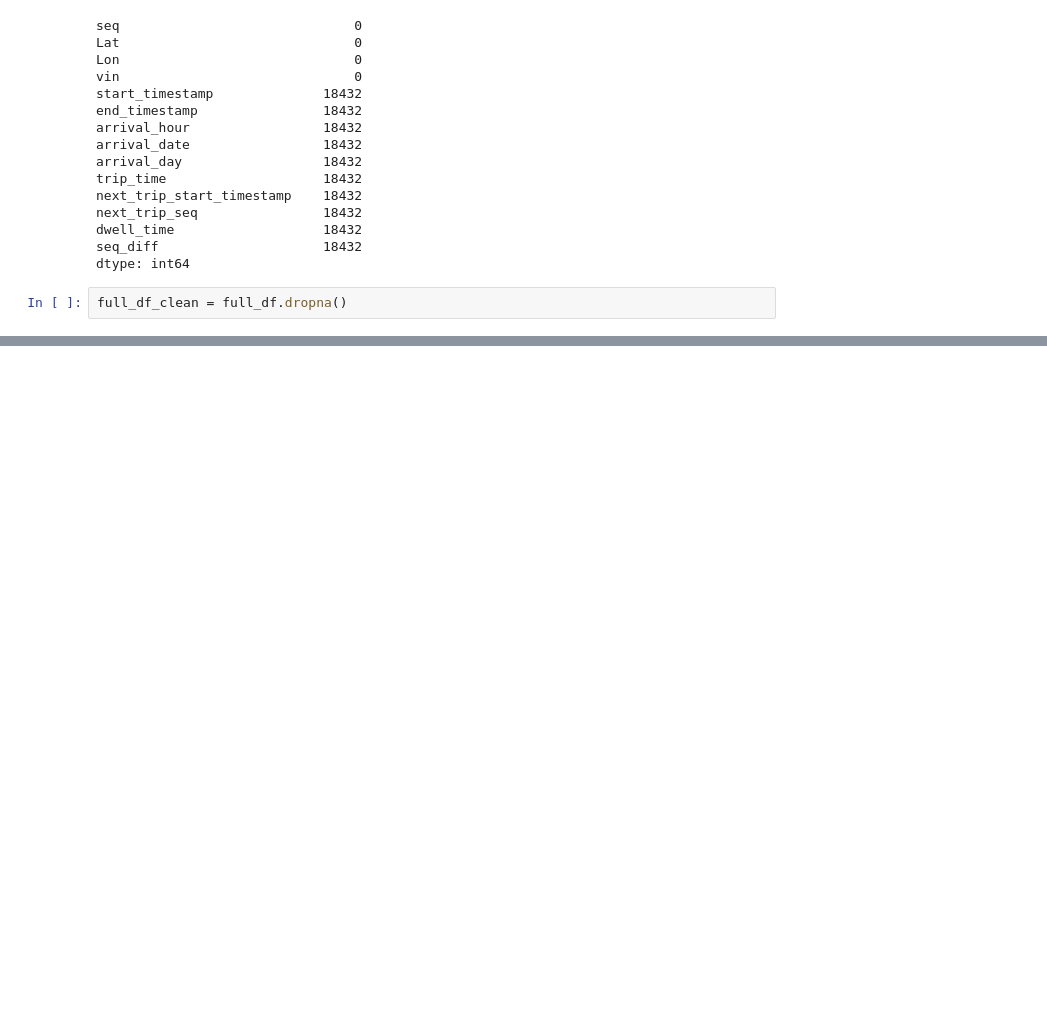
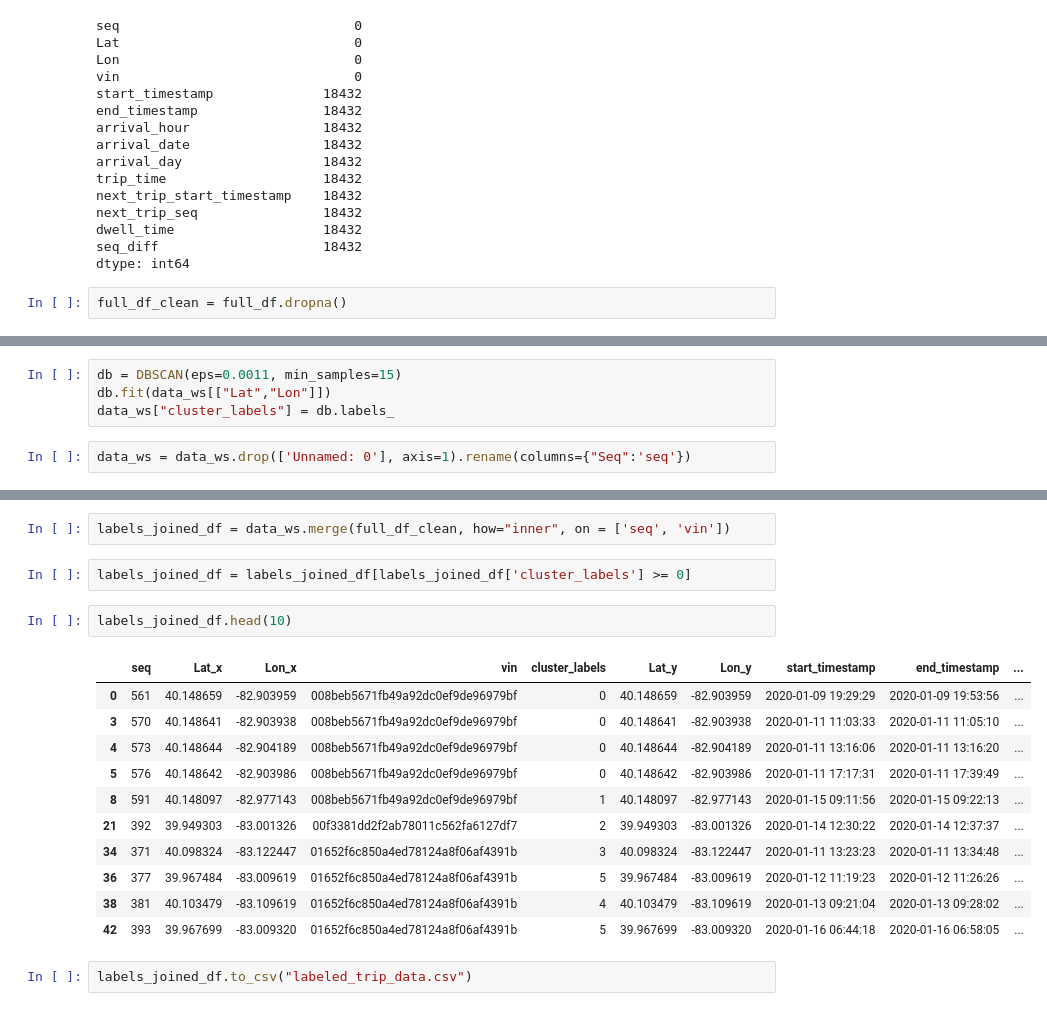
Before and after one commit to yusuf-jkhan1/POPE_VCST, a Jupyter notebook: koto/cluster/density_scan_dev.ipynb, the cells around one changed output, grey strips where cells are left out. Cells and saved outputs as stored; diff of their text form; blank space fills up the shorter version.

Commit message:
Merged all data

```diff
--- a/koto/cluster/density_scan_dev.ipynb
+++ b/koto/cluster/density_scan_dev.ipynb
@@ -144,0 +154,6 @@ full_df_clean = full_df_clean[(full_df_clean["Lon"] > tl[1]) & (full_df_clean["L
+# %%
+db = DBSCAN(eps=0.0011, min_samples=15)
+db.fit(data_ws[["Lat","Lon"]])
+data_ws["cluster_labels"] = db.labels_
+# %%
+data_ws = data_ws.drop(['Unnamed: 0'], axis=1).rename(columns={"Seq":'seq'})
@@ -144,0 +169,20 @@ full_df_clean = full_df_clean[(full_df_clean["Lon"] > tl[1]) & (full_df_clean["L
+# %%
+labels_joined_df = data_ws.merge(full_df_clean, how="inner", on = ['seq', 'vin'])
+# %%
+labels_joined_df = labels_joined_df[labels_joined_df['cluster_labels'] >= 0]
+# %%
+labels_joined_df.head(10)
+# %% [output]
+|  | seq | Lat_x | Lon_x | vin | cluster_labels | Lat_y | Lon_y | start_timestamp | end_timestamp | ... |
+| 0 | 561 | 40.148659 | -82.903959 | 008beb5671fb49a92dc0ef9de96979bf | 0 | 40.148659 | -82.903959 | 2020-01-09 19:29:29 | 2020-01-09 19:53:56 | ... |
+| 3 | 570 | 40.148641 | -82.903938 | 008beb5671fb49a92dc0ef9de96979bf | 0 | 40.148641 | -82.903938 | 2020-01-11 11:03:33 | 2020-01-11 11:05:10 | ... |
+| 4 | 573 | 40.148644 | -82.904189 | 008beb5671fb49a92dc0ef9de96979bf | 0 | 40.148644 | -82.904189 | 2020-01-11 13:16:06 | 2020-01-11 13:16:20 | ... |
+| 5 | 576 | 40.148642 | -82.903986 | 008beb5671fb49a92dc0ef9de96979bf | 0 | 40.148642 | -82.903986 | 2020-01-11 17:17:31 | 2020-01-11 17:39:49 | ... |
+| 8 | 591 | 40.148097 | -82.977143 | 008beb5671fb49a92dc0ef9de96979bf | 1 | 40.148097 | -82.977143 | 2020-01-15 09:11:56 | 2020-01-15 09:22:13 | ... |
+| 21 | 392 | 39.949303 | -83.001326 | 00f3381dd2f2ab78011c562fa6127df7 | 2 | 39.949303 | -83.001326 | 2020-01-14 12:30:22 | 2020-01-14 12:37:37 | ... |
+| 34 | 371 | 40.098324 | -83.122447 | 01652f6c850a4ed78124a8f06af4391b | 3 | 40.098324 | -83.122447 | 2020-01-11 13:23:23 | 2020-01-11 13:34:48 | ... |
+| 36 | 377 | 39.967484 | -83.009619 | 01652f6c850a4ed78124a8f06af4391b | 5 | 39.967484 | -83.009619 | 2020-01-12 11:19:23 | 2020-01-12 11:26:26 | ... |
+| 38 | 381 | 40.103479 | -83.109619 | 01652f6c850a4ed78124a8f06af4391b | 4 | 40.103479 | -83.109619 | 2020-01-13 09:21:04 | 2020-01-13 09:28:02 | ... |
+| 42 | 393 | 39.967699 | -83.009320 | 01652f6c850a4ed78124a8f06af4391b | 5 | 39.967699 | -83.009320 | 2020-01-16 06:44:18 | 2020-01-16 06:58:05 | ... |
+# %%
+labels_joined_df.to_csv("labeled_trip_data.csv")
```
Also changed, not shown: parts of 6 cells of this notebook, 2 other files.
